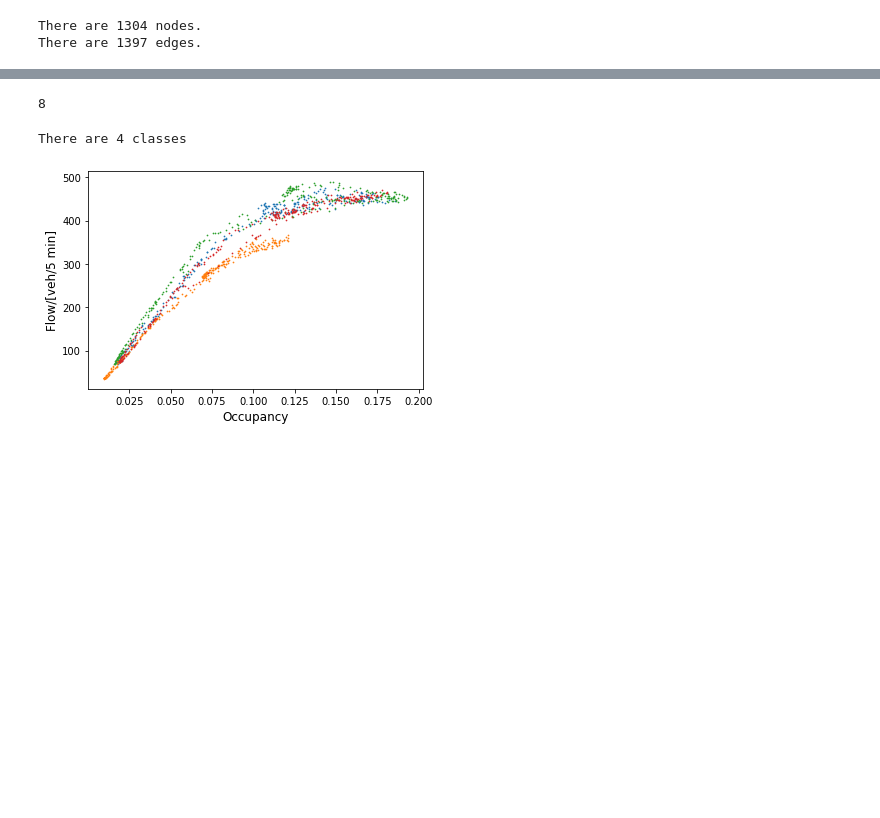
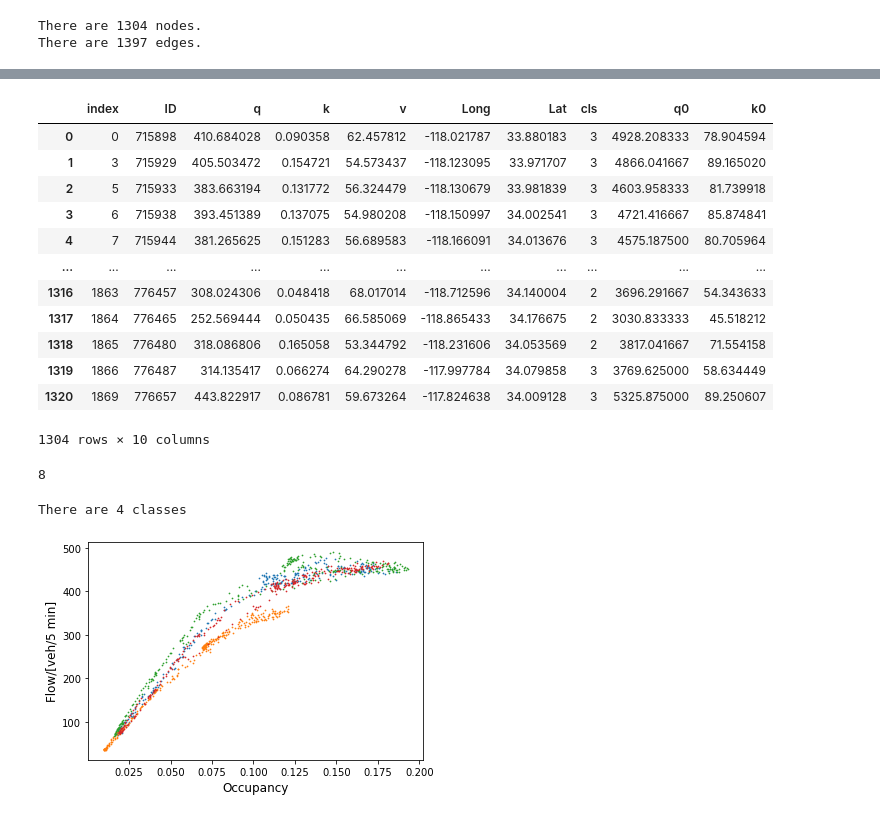
Before and after one commit to khzhang2/CE263Proj, a Jupyter notebook: Louvain.ipynb, the cells around one changed output, grey strips where cells are left out. Cells and saved outputs as stored; diff of their text form; code cells hidden in the pictures; blank space fills up the shorter version.

```diff
--- a/Louvain.ipynb
+++ b/Louvain.ipynb
@@ -43,3 +94,19 @@ nodes['k0'] = nodes['q0']/nodes['v']
+# %%
+nodes
+# %% [output]
+|  | index | ID | q | k | v | Long | Lat | cls | q0 | k0 |
+| 0 | 0 | 715898 | 410.684028 | 0.090358 | 62.457812 | -118.021787 | 33.880183 | 3 | 4928.208333 | 78.904594 |
+| 1 | 3 | 715929 | 405.503472 | 0.154721 | 54.573437 | -118.123095 | 33.971707 | 3 | 4866.041667 | 89.165020 |
+| 2 | 5 | 715933 | 383.663194 | 0.131772 | 56.324479 | -118.130679 | 33.981839 | 3 | 4603.958333 | 81.739918 |
+| 3 | 6 | 715938 | 393.451389 | 0.137075 | 54.980208 | -118.150997 | 34.002541 | 3 | 4721.416667 | 85.874841 |
+| 4 | 7 | 715944 | 381.265625 | 0.151283 | 56.689583 | -118.166091 | 34.013676 | 3 | 4575.187500 | 80.705964 |
+| ... | ... | ... | ... | ... | ... | ... | ... | ... | ... | ... |
+| 1316 | 1863 | 776457 | 308.024306 | 0.048418 | 68.017014 | -118.712596 | 34.140004 | 2 | 3696.291667 | 54.343633 |
+| 1317 | 1864 | 776465 | 252.569444 | 0.050435 | 66.585069 | -118.865433 | 34.176675 | 2 | 3030.833333 | 45.518212 |
+| 1318 | 1865 | 776480 | 318.086806 | 0.165058 | 53.344792 | -118.231606 | 34.053569 | 2 | 3817.041667 | 71.554158 |
+| 1319 | 1866 | 776487 | 314.135417 | 0.066274 | 64.290278 | -117.997784 | 34.079858 | 3 | 3769.625000 | 58.634449 |
+| 1320 | 1869 | 776657 | 443.822917 | 0.086781 | 59.673264 | -117.824638 | 34.009128 | 3 | 5325.875000 | 89.250607 |
+1304 rows × 10 columns
 # %%
 len(nodes['cls'].drop_duplicates())
 # %% [output]
```
Also changed, not shown: parts of 5 cells of this notebook, 8 other files.
